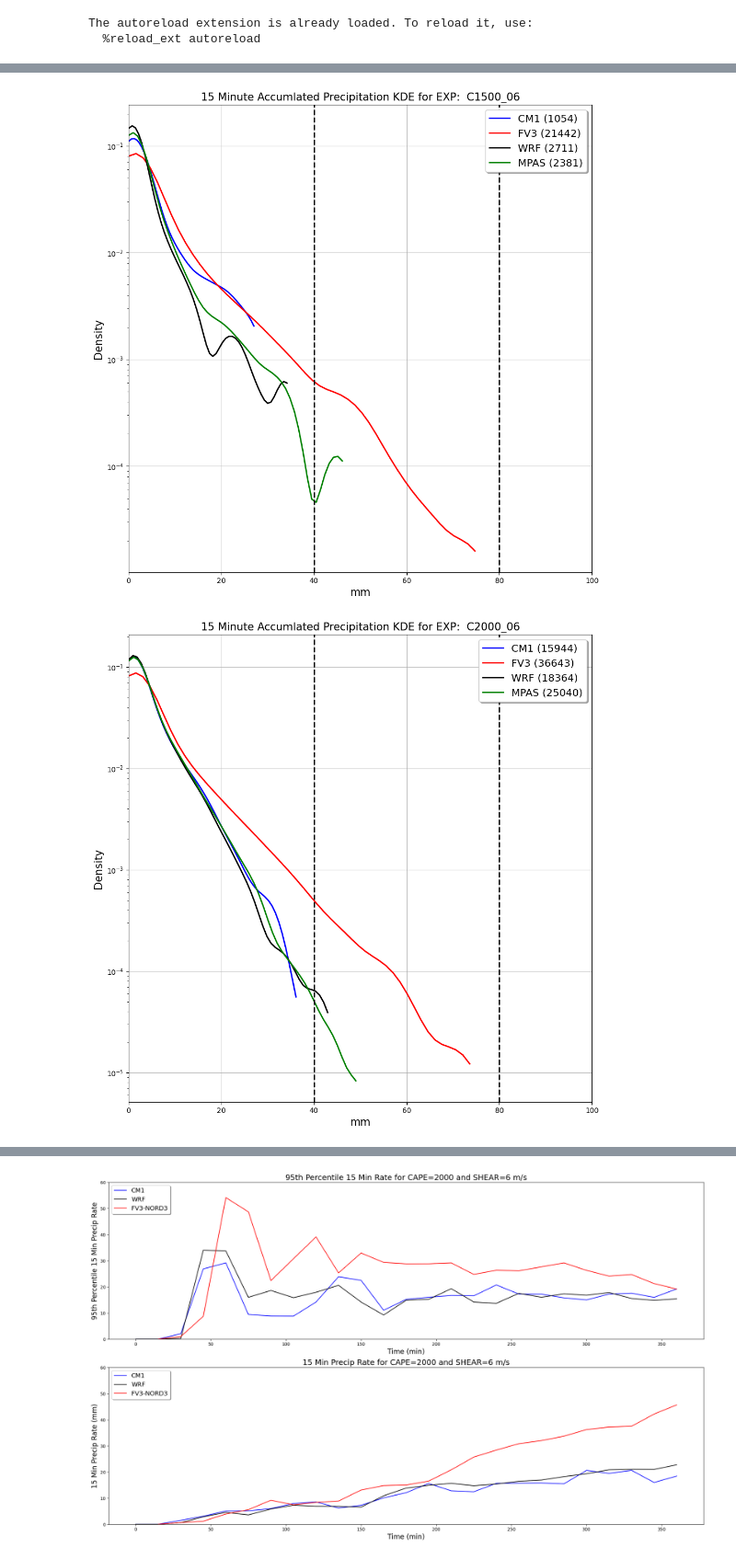
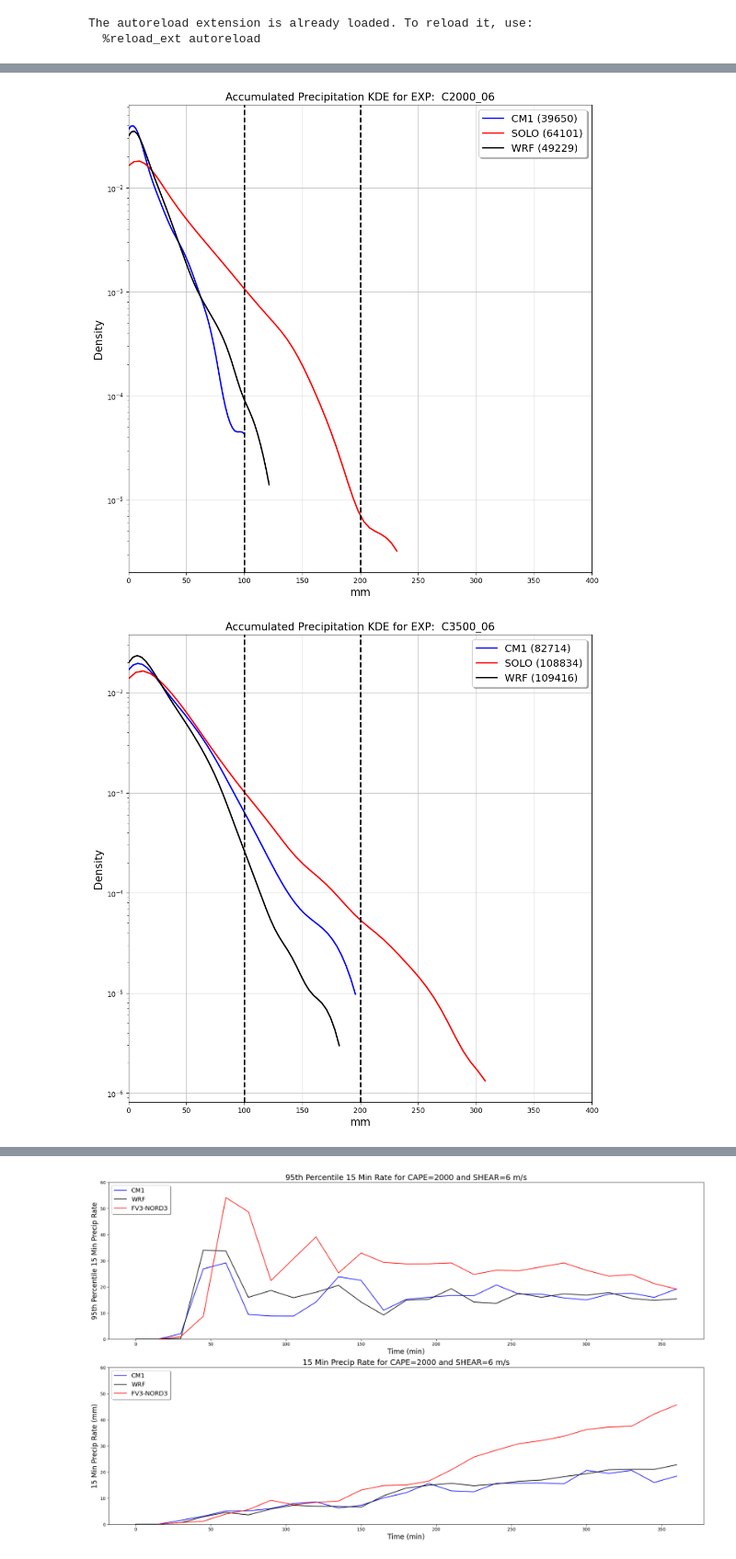
Before and after one commit to louiswicker/CAM_analysis_tools, a Jupyter notebook: ideal_cases/precip.ipynb, the cells around one changed output, grey strips where cells are left out. Shown at 92% size. Saved outputs shown, nothing was run; the diff lists cells and outputs as text; code cells hidden in the pictures.

```diff
--- a/ideal_cases/precip.ipynb
+++ b/ideal_cases/precip.ipynb
@@ -36,13 +36,13 @@ def check_data(models):
 The autoreload extension is already loaded. To reload it, use:
   %reload_ext autoreload
 # %%
-models['cm1'] = pickle2Obj('precip/cm1_squall_3km.pkl',retObj=False)
-models['solo'] = pickle2Obj('precip/solo_squall_3km.pkl',retObj=False)
-models['wrf'] = pickle2Obj('precip/wrf_squall_3km.pkl',retObj=False)
+models['cm1'] = pickle2Obj('precip/cm1_squall_3km_dt10_bench.pkl',retObj=False)
+models['solo'] = pickle2Obj('precip/solo_squall_3km_n3_bench.pkl',retObj=False)
+models['wrf'] = pickle2Obj('precip/wrf_squall_3km_dt10_bench.pkl',retObj=False)
 # %%
 #models['wrf'] = pickle2Obj('precip/wrf_squall_3km_accum_prec.pkl', retObj=False)
 # %%
-models['mpas'] = pickle2Obj('precip/mpas_squall_3km_3rd_bench.pkl',retObj=False)
+#models['mpas'] = pickle2Obj('precip/mpas_squall_3km_3rd_bench.pkl',retObj=False)
 # %%
 check_data(models)
 # %% [output]
@@ -103,13 +98,10 @@ def precip_histogram(models, label, all_times=False):
         y_sp        = kde_sp.pdf(eval_points)
 
         if key == 'solo':
-            ax.plot(eval_points, y_sp, color='r', linewidth=2.0, label='FV3 (%d)' % data_no_zero.shape)
+            ax.plot(eval_points, y_sp, color='r', linewidth=2.0, label='SOLO (%d)' % data_no_zero.shape)
 
-        if key == 'solo2':
-            ax.plot(eval_points, y_sp, color='r', linewidth=2.0, linestyle='--', label='FV3_D06 (%d)' % data_no_zero.shape)
-
-        if key == 'solo1':
-            ax.plot(eval_points, y_sp, color='r', linewidth=2.0, linestyle=':', label='FV3_D03 (%d)' % data_no_zero.shape)
+        if key == 'solohdd02':
+            ax.plot(eval_points, y_sp, color='r', linewidth=2.0, linestyle=':', label='SOLO-HDD02 (%d)' % data_no_zero.shape)
 
         if key == 'wrf':
             ax.plot(eval_points, y_sp, color='k', linewidth=2.0, label='WRF (%d)' % data_no_zero.shape)
@@ -118,42 +110,47 @@ def precip_histogram(models, label, all_times=False):
             ax.plot(eval_points, y_sp, color='b', linewidth=2.0, label='CM1 (%d)' % data_no_zero.shape)
 
         if key == 'mpas':
             ax.plot(eval_points, y_sp, color='g', linewidth=2.0, label='MPAS (%d)' % data_no_zero.shape)
 
     ax.set_xlim(xlim[:])
     ax.set_yscale("log")
-    ax.axvline(x=40.0, color='k', linestyle='--', linewidth=2.0)
-    ax.axvline(x=80.0, color='k', linestyle='--', linewidth=2.0)
     plt.grid(axis='y', alpha=0.75)
     plt.grid(axis='x', alpha=0.75)
     ax.set_xlabel('mm',fontsize=15)
     ax.set_ylabel('Density',fontsize=15)
     legend = ax.legend(loc='upper right', shadow=True, fontsize='x-large')
     if all_times:
+        ax.axvline(x=100.0, color='k', linestyle='--', linewidth=2.0)
+        ax.axvline(x=200.0, color='k', linestyle='--', linewidth=2.0)
         ax.set_title('Accumulated Precipitation KDE for EXP:  %s' % (label), fontsize=15)
         plt.savefig("Total_Accumlated_Precipitation_KDE_Experiment_%s.png" % (label))
     else:
+        ax.axvline(x=40.0, color='k', linestyle='--', linewidth=2.0)
+        ax.axvline(x=80.0, color='k', linestyle='--', linewidth=2.0)
         ax.set_title('15 Minute Accumlated Precipitation KDE for EXP:  %s' % (label), fontsize=15)
         plt.savefig("15_Minute_Accumlated_Precipitation_KDE_Experiment_%s.png" % (label))
 
     plt.show()
 
-precip_histogram(models, 'C1500_06')
-precip_histogram(models, 'C2000_06')
-precip_histogram(models, 'C2500_06')
-precip_histogram(models, 'C3000_06')
-precip_histogram(models, 'C3500_06')
+#precip_histogram(models, 'C1500_06')
+#precip_histogram(models, 'C2000_06')
+#precip_histogram(models, 'C3500_06')
+precip_histogram(models, 'C2000_06', all_times=True)
+precip_histogram(models, 'C3500_06', all_times = True)
+# precip_histogram(models, 'C2500_06')
+# precip_histogram(models, 'C3000_06')
+
 #precip_histogram(models, 'C2000_12')
 #precip_histogram(models, 'C2000_06', all_times = True)
 #precip_histogram(models, 'C2000_18')
 #precip_histogram(models, 'C2000_12')
-# precip_histogram(models, 'C2000_18', all_times = True)
+precip_histogram(models, 'C2000_18', all_times = True)
 
 #precip_histogram(models, 'C2000_12')
-# precip_histogram(models, 'C3500_06', all_times = True)
+
 #precip_histogram(models, 'C3500_18')
 #precip_histogram(models, 'C2000_12')
-# precip_histogram(models, 'C3500_18', all_times = True)
+precip_histogram(models, 'C3500_18', all_times = True)
 # %% [output]
-[figure, old version]
+[figure, new version]
-[figure, old version]
+[figure, new version]
```
Also changed, not shown: parts of 5 cells of this notebook, 3 other files.
